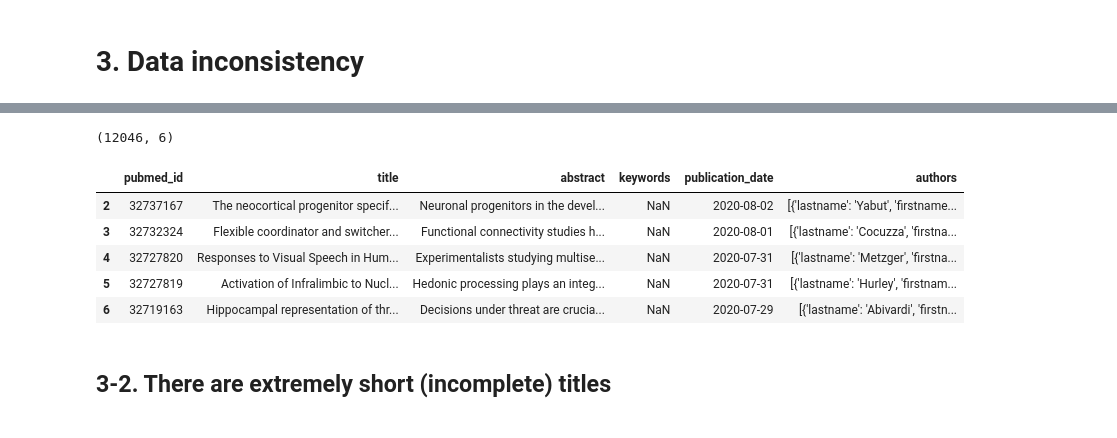
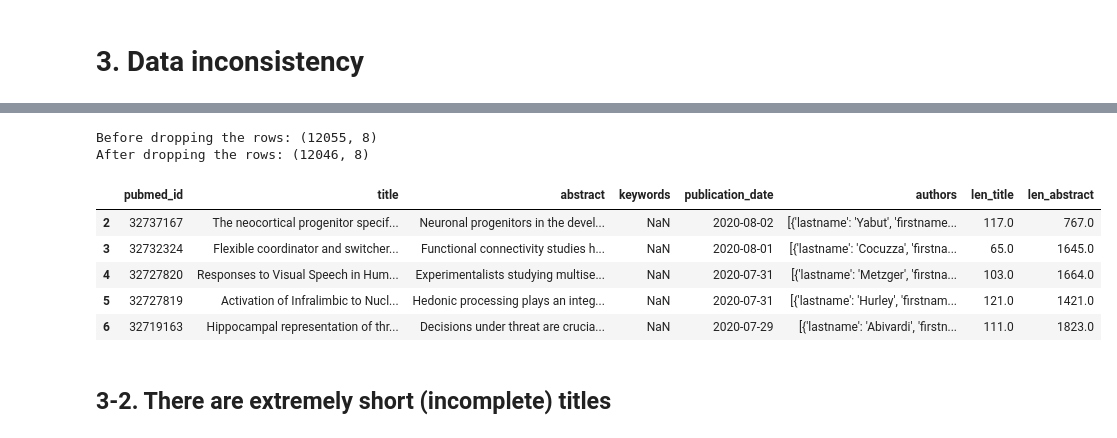
Before and after one commit to soyhyoj/research-trend-analysis, a Jupyter notebook: Data cleaning.ipynb, the cells around one changed output, grey strips where cells are left out. Cells and saved outputs as stored; diff of their text form; code cells hidden in the pictures.

```diff
--- a/Data cleaning.ipynb
+++ b/Data cleaning.ipynb
@@ -326,0 +250,15 @@ and therefore let's not focus on the information that title or keywords give (fo
+# %%
+# Let's check the length of titles and abstracts
+jneuro_2 = jneuro_1.copy()
+
+# We need these masks to filter NaNs out and calculate the length of only strings
+no_titles = jneuro_2['title'].isnull()
+no_abstracts = jneuro_2['abstract'].isnull()
+
+
+jneuro_2['len_title'] = jneuro_2[~no_titles]['title'].apply(lambda t: len(t))
+jneuro_2['len_abstract'] = jneuro_2[~no_abstracts]['abstract'].apply(lambda a: len(a))
+
+print(jneuro_2['len_title'].describe())
+print('-'*40)
+print(jneuro_2['len_abstract'].describe())
@@ -377,25 +379,26 @@ example of 1
 # %%
-# Some titles starts their sentence with 'Erratum:...'
-# In this case, these rows have a title, but their abstracts are uninforamative,
-# since it's just informing an erratum about a previously published article.
 # We can drop these rows using regular expression: r'Erratum:*'
+find_erratum = jneuro_3['title'].str.contains(r'Erratum:*', na=False)
+
+# Filtered dataframe
+found_erratum = jneuro_3[find_erratum]
 
 
-find_erratum = jneuro_2['title'].str.contains(r'Erratum:*', na=False)
+# Drop the rows contating erratum statement
+print(f'Before dropping the rows: {jneuro_3.shape}')
 
-found_erratum = jneuro_2[find_erratum]
+jneuro_3.drop(index=found_erratum.index, inplace=True)
 
-jneuro_2.drop(index=found_erratum.index, inplace=True)
-
-print(jneuro_2.shape)
-jneuro_2.head()
+print(f'After dropping the rows: {jneuro_3.shape}')
+jneuro_3.head()
 # %% [output]
-(12046, 6)
+Before dropping the rows: (12055, 8)
+After dropping the rows: (12046, 8)
-|  | pubmed_id | title | abstract | keywords | publication_date | authors |
-| 2 | 32737167 | The neocortical progenitor specif... | Neuronal progenitors in the devel... | NaN | 2020-08-02 | [{'lastname': 'Yabut', 'firstname... |
-| 3 | 32732324 | Flexible coordinator and switcher... | Functional connectivity studies h... | NaN | 2020-08-01 | [{'lastname': 'Cocuzza', 'firstna... |
-| 4 | 32727820 | Responses to Visual Speech in Hum... | Experimentalists studying multise... | NaN | 2020-07-31 | [{'lastname': 'Metzger', 'firstna... |
-| 5 | 32727819 | Activation of Infralimbic to Nucl... | Hedonic processing plays an integ... | NaN | 2020-07-31 | [{'lastname': 'Hurley', 'firstnam... |
-| 6 | 32719163 | Hippocampal representation of thr... | Decisions under threat are crucia... | NaN | 2020-07-29 | [{'lastname': 'Abivardi', 'firstn... |
+|  | pubmed_id | title | abstract | keywords | publication_date | authors | len_title | len_abstract |
+| 2 | 32737167 | The neocortical progenitor specif... | Neuronal progenitors in the devel... | NaN | 2020-08-02 | [{'lastname': 'Yabut', 'firstname... | 117.0 | 767.0 |
+| 3 | 32732324 | Flexible coordinator and switcher... | Functional connectivity studies h... | NaN | 2020-08-01 | [{'lastname': 'Cocuzza', 'firstna... | 65.0 | 1645.0 |
+| 4 | 32727820 | Responses to Visual Speech in Hum... | Experimentalists studying multise... | NaN | 2020-07-31 | [{'lastname': 'Metzger', 'firstna... | 103.0 | 1664.0 |
+| 5 | 32727819 | Activation of Infralimbic to Nucl... | Hedonic processing plays an integ... | NaN | 2020-07-31 | [{'lastname': 'Hurley', 'firstnam... | 121.0 | 1421.0 |
+| 6 | 32719163 | Hippocampal representation of thr... | Decisions under threat are crucia... | NaN | 2020-07-29 | [{'lastname': 'Abivardi', 'firstn... | 111.0 | 1823.0 |
 # %% [markdown]
 ## 3-2. There are extremely short (incomplete) titles
```
Also changed, not shown: parts of 64 cells of this notebook.
